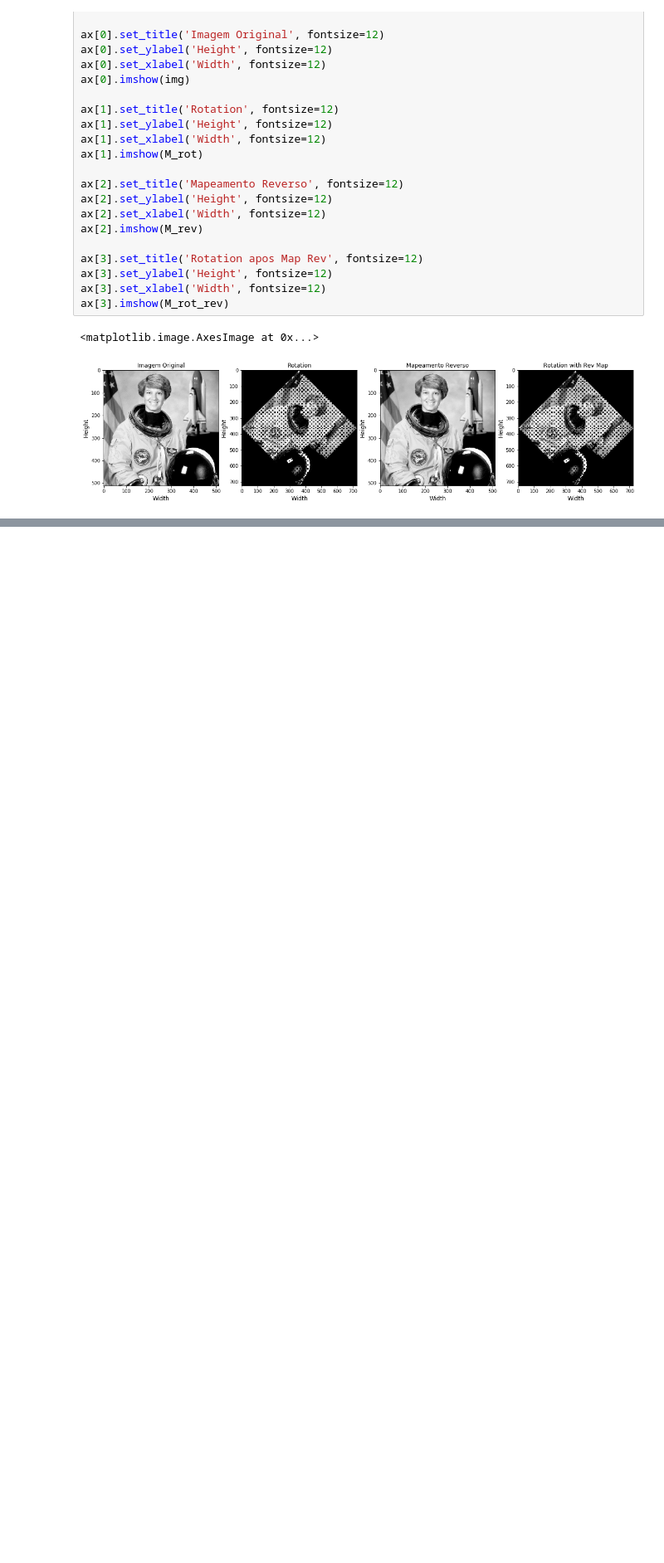
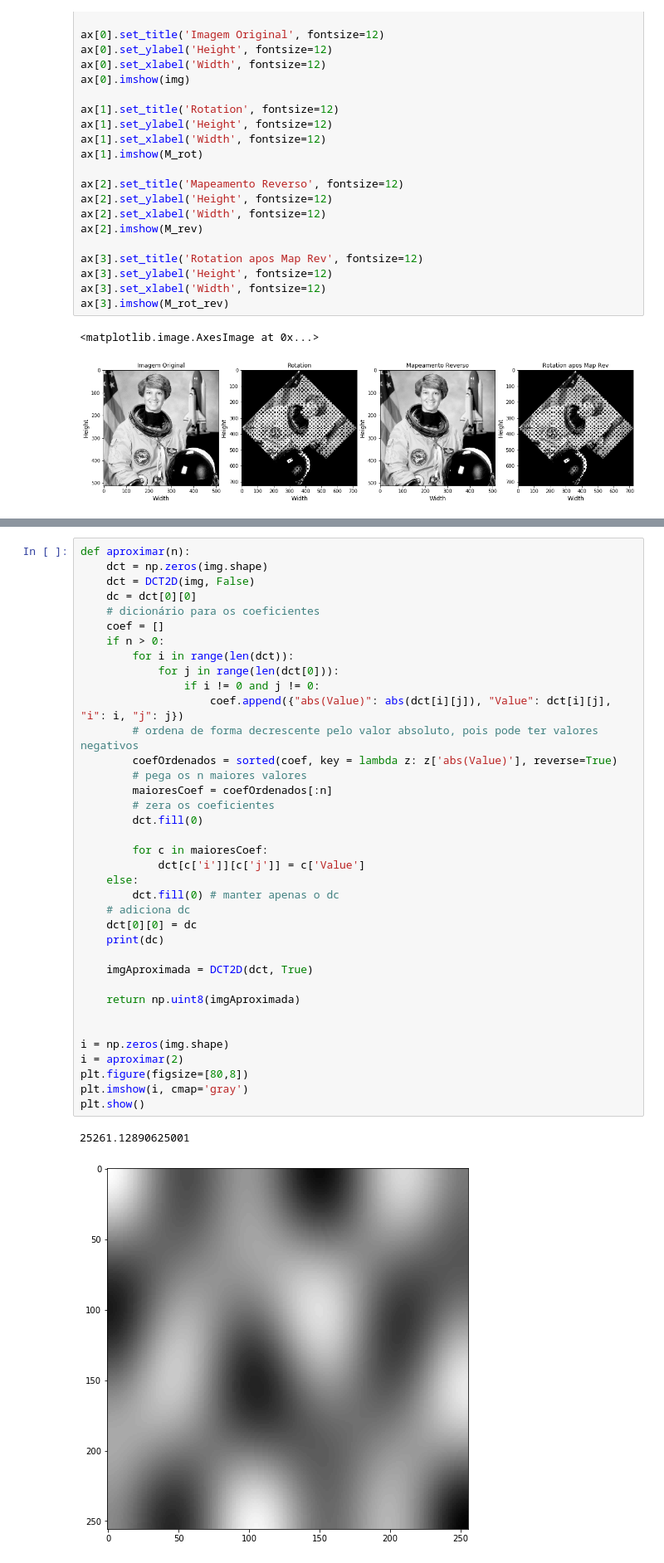
Before and after one commit to tuliosouza99/Projeto2PDI, a Jupyter notebook: Projeto2PDI.ipynb, the cells around one changed output, grey strips where cells are left out. Shown: that part at 83% size. Drawn from its saved outputs; the diff is of its cells as text; blank space fills up the shorter version.

```diff
--- a/Projeto2PDI.ipynb
+++ b/Projeto2PDI.ipynb
@@ -119,0 +241,40 @@ ax[3].imshow(M_rot_rev)
+# %%
+def aproximar(n):
+    dct = np.zeros(img.shape)
+    dct = DCT2D(img, False)
+    dc = dct[0][0]
+    # dicionário para os coeficientes
+    coef = []
+    if n > 0:
+        for i in range(len(dct)):
+            for j in range(len(dct[0])):
+                if i != 0 and j != 0:
+                    coef.append({"abs(Value)": abs(dct[i][j]), "Value": dct[i][j], "i": i, "j": j})
+        # ordena de forma decrescente pelo valor absoluto, pois pode ter valores negativos
+        coefOrdenados = sorted(coef, key = lambda z: z['abs(Value)'], reverse=True)
+        # pega os n maiores valores
+        maioresCoef = coefOrdenados[:n]
+        # zera os coeficientes
+        dct.fill(0)
+
+        for c in maioresCoef:
+            dct[c['i']][c['j']] = c['Value']
+    else:
+        dct.fill(0) # manter apenas o dc
+    # adiciona dc
+    dct[0][0] = dc
+    print(dc)
+
+    imgAproximada = DCT2D(dct, True)
+
+    return np.uint8(imgAproximada)
+
+
+i = np.zeros(img.shape)
+i = aproximar(2)
+plt.figure(figsize=[80,8])
+plt.imshow(i, cmap='gray')
+plt.show()
+# %% [output]
+25261.12890625001
+[figure, added]
```
Also changed, not shown: parts of 7 cells of this notebook, 1 other file.
